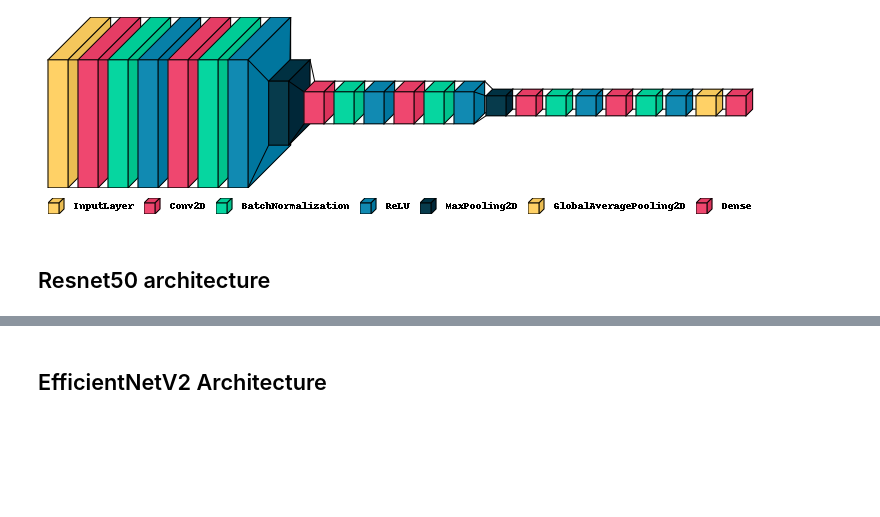
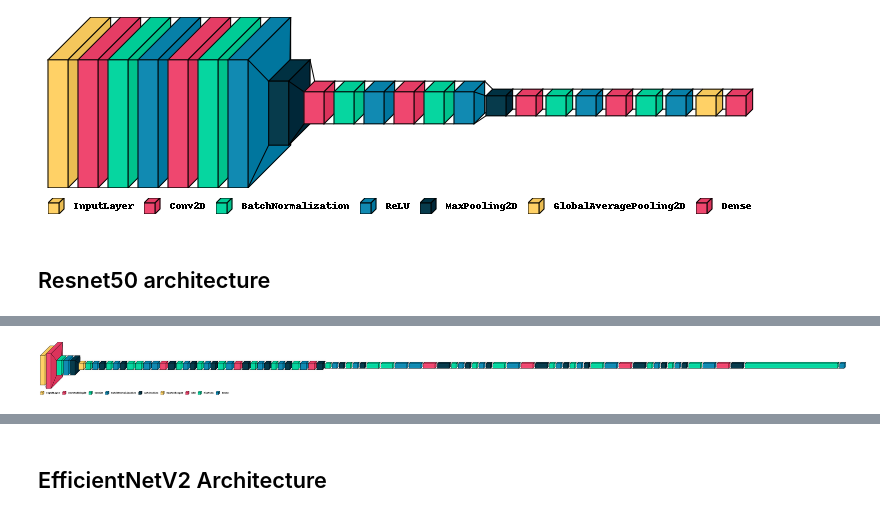
Before and after one commit to Amirrahman19/DeepLearning, a Jupyter notebook: CA1/PartB/cifar100-Copy1.ipynb, the cells around one changed output, grey strips where cells are left out. Saved outputs shown, nothing was run; the diff lists cells and outputs as text; code cells hidden in the pictures; blank space fills up the shorter version.

```diff
--- a/CA1/PartB/cifar100-Copy1.ipynb
+++ b/CA1/PartB/cifar100-Copy1.ipynb
@@ -1042,6 +1050,6 @@ train_lab_categorical_coarse = tf.keras.utils.to_categorical(
 
 train_set_conv = train_DataGen.flow(x_train, train_lab_categorical_coarse, batch_size=batch_size)
 
-resnet_history = resnet50_model.fit(train_set_conv, epochs=30)
+resnet_coarse_history = resnet50_model.fit(train_set_conv, epochs=30)
 # %% [output]
 Epoch 1/30
@@ -1069,0 +1103,6 @@ resnet50_model.evaluate(x=x_test, y=tf.keras.utils.to_categorical(
+# %%
+import visualkeras
+from PIL import ImageFont
+visualkeras.layered_view(resnet50_model, legend=True)
+# %% [output]
+[figure, added]
```
Also changed, not shown: parts of 23 cells of this notebook, 17 other files.
